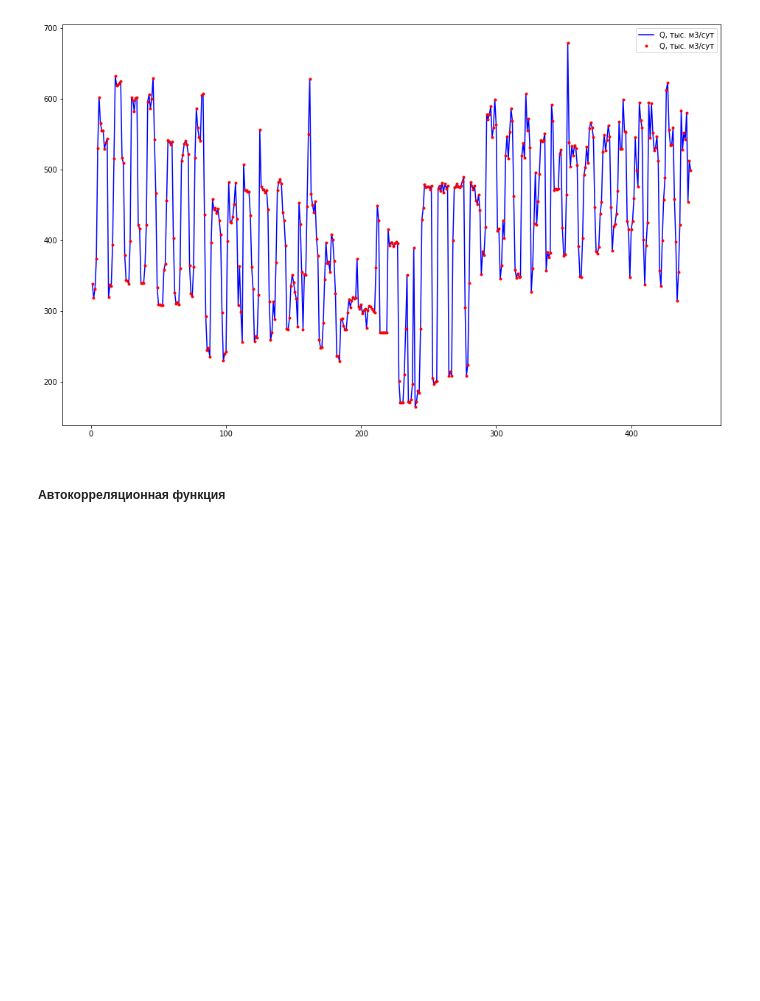
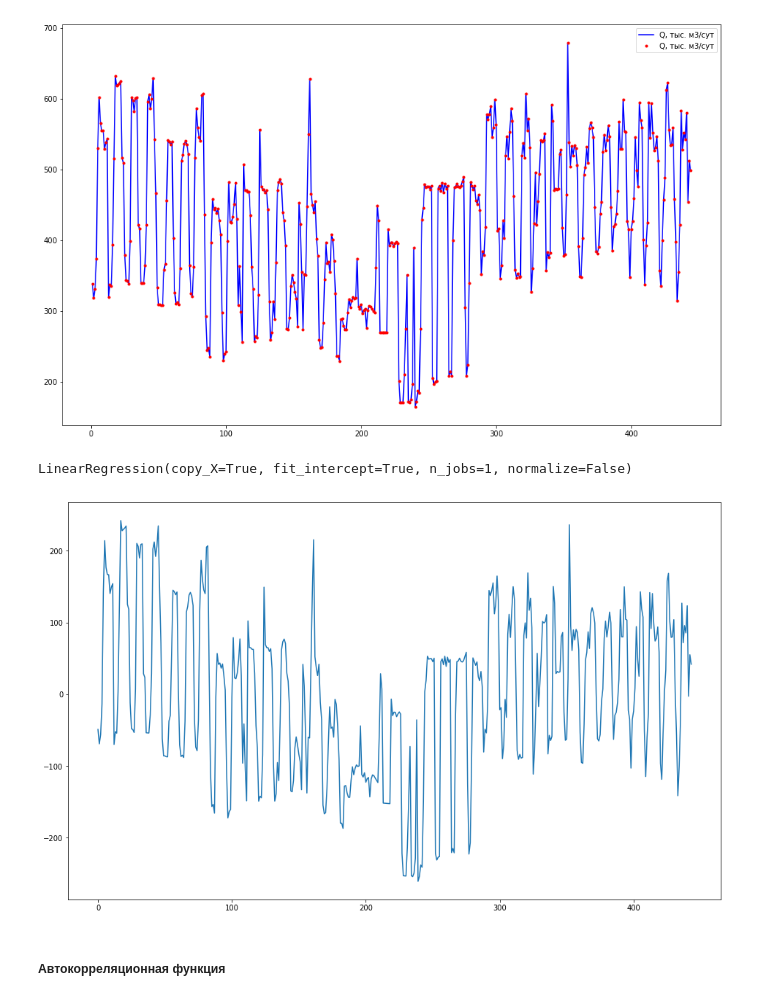
Before and after one commit to Bullldoger/prediction_theory, a Jupyter notebook: notebooks/Labs.ipynb, the cells around one changed output. Cells and saved outputs as stored; diff of their text form; code cells hidden in the pictures; blank space fills up the shorter version.

```diff
--- a/notebooks/Labs.ipynb
+++ b/notebooks/Labs.ipynb
@@ -1040,0 +1044,5 @@ Q = q_times['Q, тыс. м3/сут'].values
+# %%
+clf = linear_model.LinearRegression()
+clf.fit(_t, _q)
+# %% [output]
+LinearRegression(copy_X=True, fit_intercept=True, n_jobs=1, normalize=False)
@@ -1041,3 +1053,9 @@ Q = q_times['Q, тыс. м3/сут'].values
+# %%
+plt.figure(figsize=(16, 10))
+plt.plot(q_without_trend)
+plt.show()
+# %% [output]
+[figure, added]
 # %% [markdown]
 ##### Автокорреляционная функция
 # %%
```
Also changed, not shown: parts of 47 cells of this notebook.
